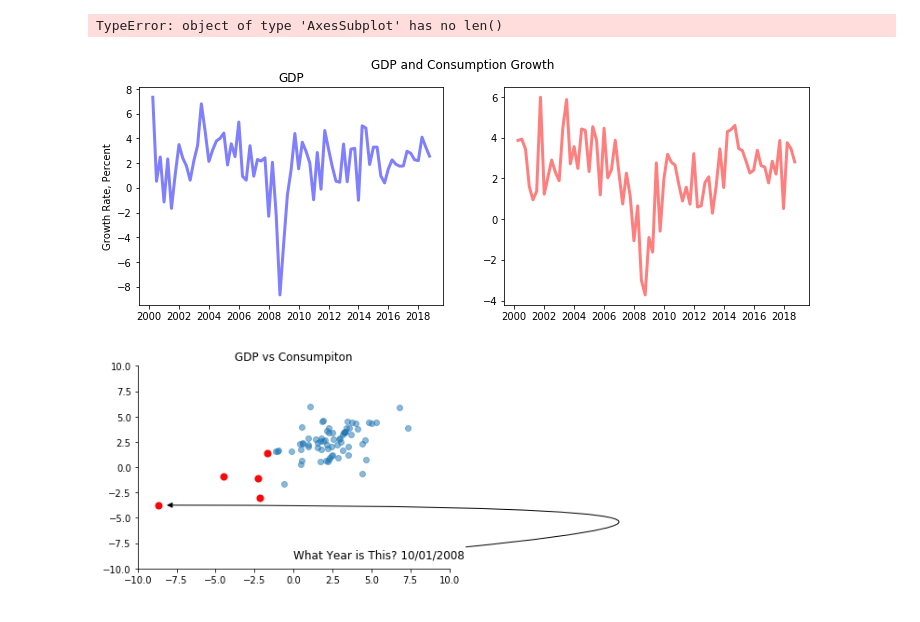
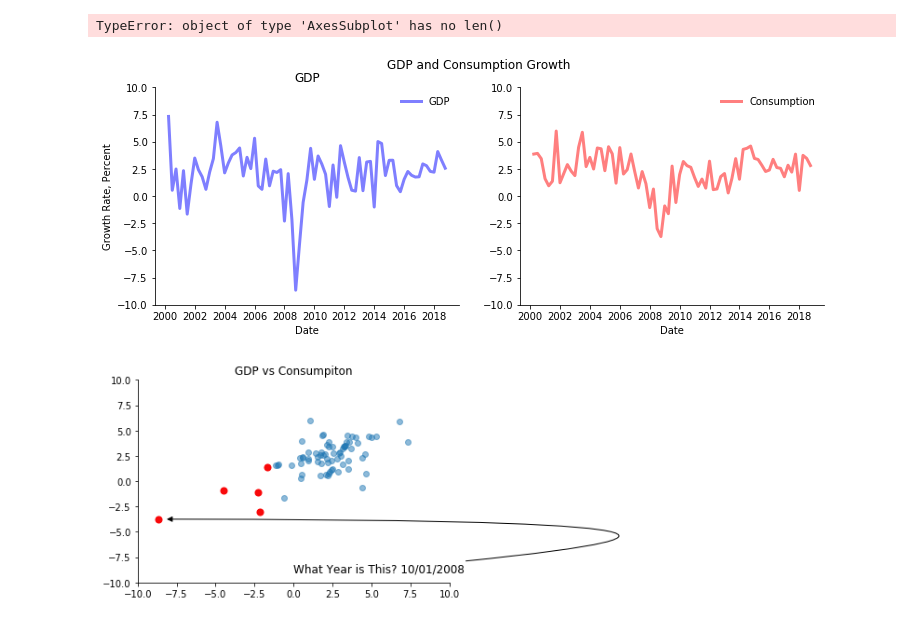
Before and after one commit to mwaugh0328/data_bootcamp_spring_2019, a Jupyter notebook: intro_to_matplotlib/matplotlib_0312.ipynb, the cells around one changed output. Drawn from its saved outputs; the diff is of its cells as text; code cells hidden in the pictures.

```diff
--- a/intro_to_matplotlib/matplotlib_0312.ipynb
+++ b/intro_to_matplotlib/matplotlib_0312.ipynb
@@ -220,23 +220,32 @@ TypeError: object of type 'AxesSubplot' has no len()
 # %%
 fig, ax = plt.subplots(nrows = 1, ncols = 2, sharex = True, figsize = (12,4))
 
 ax[0].plot(usdata.index, usdata.gdp_growth, color = "b", linewidth = 3,
         alpha = 0.5, label = "GDP")
 
 ax[1].plot(usdata.index, usdata.cons_growth, color = "r", linewidth = 3,
         alpha = 0.5, label = "Consumption")
 
 ax[0].set_title("GDP")
 
 ax[0].set_ylabel("Growth Rate, Percent")
 
 fig.suptitle("GDP and Consumption Growth")
 
+for var in ax:
 
+    var.set_ylim(-10,10)
+
+    var.spines["right"].set_visible(False)
+    var.spines["top"].set_visible(False)
+
+    var.set_xlabel("Date")
+
+    var.legend(frameon = False)
 
 plt.show()
 # %% [output]
-[figure, old version]
+[figure, new version]
 # %%
 plt.show()
 # %%
```
Also changed, not shown: 1 other file.
